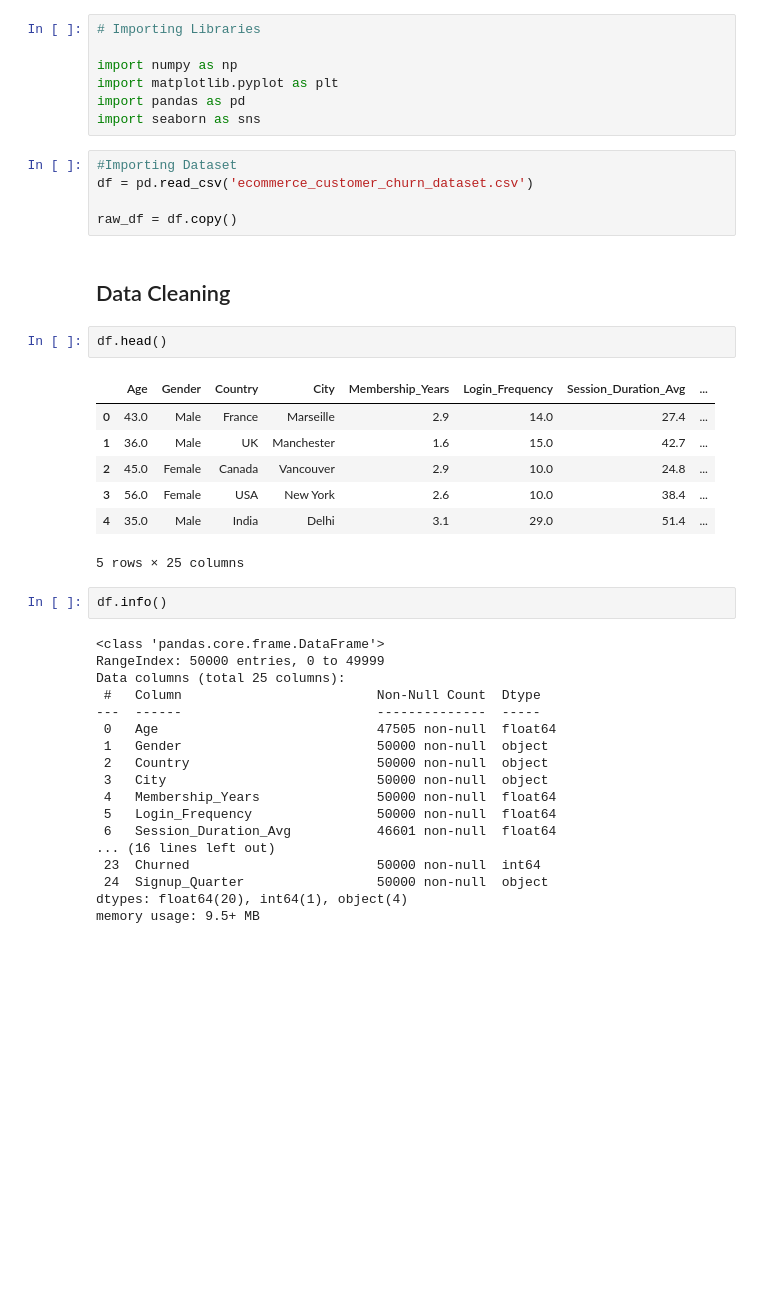
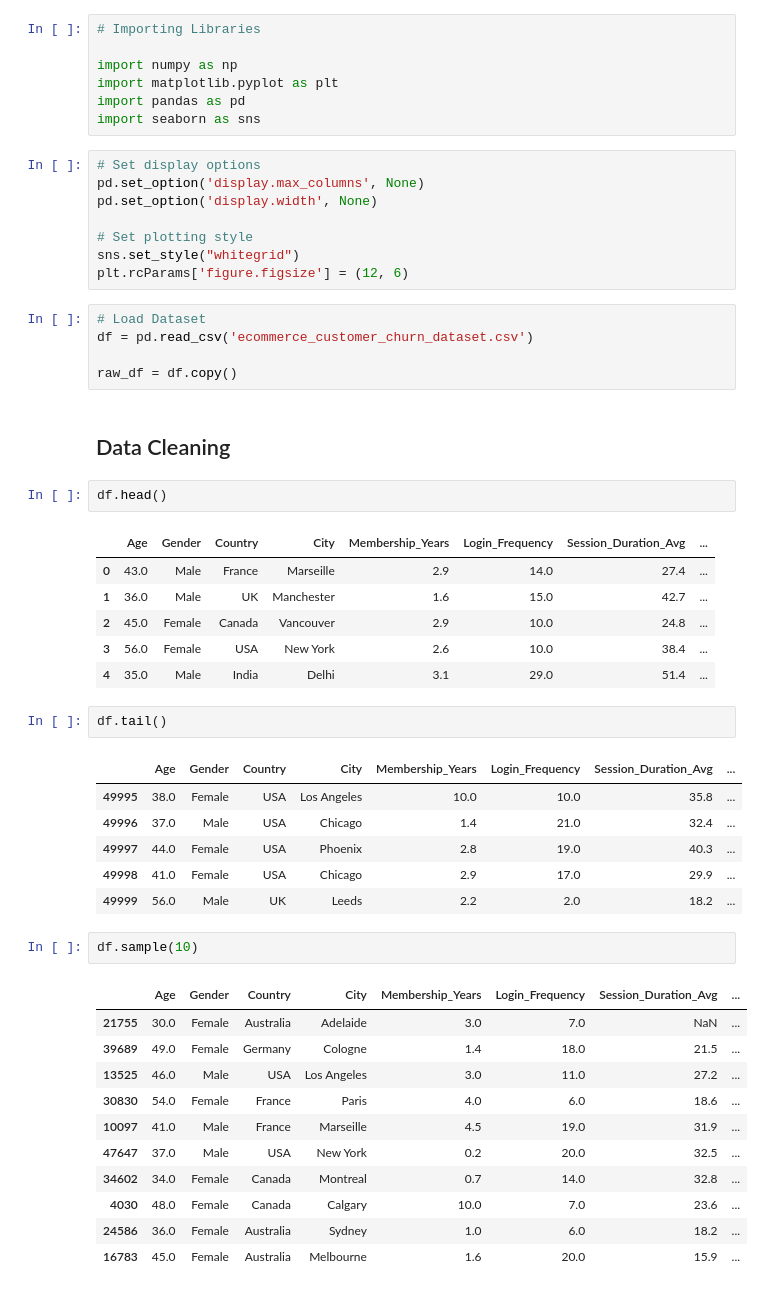
Before and after one commit to Olamilekanvic/E-commerce-Customer-Churn, a Jupyter notebook: churn_prediction.ipynb, the cells around one changed output. Drawn from its saved outputs; the diff is of its cells as text; blank space fills up the shorter version.

Commit message:
Data Cleaning

```diff
--- a/churn_prediction.ipynb
+++ b/churn_prediction.ipynb
@@ -34,8 +34,16 @@ import numpy as np
 import matplotlib.pyplot as plt
 import pandas as pd
 import seaborn as sns
+# %%
+# Set display options
+pd.set_option('display.max_columns', None)
+pd.set_option('display.width', None)
+
+# Set plotting style
+sns.set_style("whitegrid")
+plt.rcParams['figure.figsize'] = (12, 6)
 # %%
-#Importing Dataset
+# Load Dataset
 df = pd.read_csv('ecommerce_customer_churn_dataset.csv')
 
 raw_df = df.copy()
@@ -50,24 +58,26 @@ df.head()
 | 2 | 45.0 | Female | Canada | Vancouver | 2.9 | 10.0 | 24.8 | ... |
 | 3 | 56.0 | Female | USA | New York | 2.6 | 10.0 | 38.4 | ... |
 | 4 | 35.0 | Male | India | Delhi | 3.1 | 29.0 | 51.4 | ... |
-5 rows × 25 columns
 # %%
-df.info()
+df.tail()
 # %% [output]
-<class 'pandas.core.frame.DataFrame'>
-RangeIndex: 50000 entries, 0 to 49999
-Data columns (total 25 columns):
- #   Column                         Non-Null Count  Dtype
----  ------                         --------------  -----
- 0   Age                            47505 non-null  float64
- 1   Gender                         50000 non-null  object
- 2   Country                        50000 non-null  object
- 3   City                           50000 non-null  object
- 4   Membership_Years               50000 non-null  float64
- 5   Login_Frequency                50000 non-null  float64
- 6   Session_Duration_Avg           46601 non-null  float64
-... (16 lines left out)
- 23  Churned                        50000 non-null  int64
- 24  Signup_Quarter                 50000 non-null  object
-dtypes: float64(20), int64(1), object(4)
-memory usage: 9.5+ MB
+|  | Age | Gender | Country | City | Membership_Years | Login_Frequency | Session_Duration_Avg | ... |
+| 49995 | 38.0 | Female | USA | Los Angeles | 10.0 | 10.0 | 35.8 | ... |
+| 49996 | 37.0 | Male | USA | Chicago | 1.4 | 21.0 | 32.4 | ... |
+| 49997 | 44.0 | Female | USA | Phoenix | 2.8 | 19.0 | 40.3 | ... |
+| 49998 | 41.0 | Female | USA | Chicago | 2.9 | 17.0 | 29.9 | ... |
+| 49999 | 56.0 | Male | UK | Leeds | 2.2 | 2.0 | 18.2 | ... |
+# %%
+df.sample(10)
+# %% [output]
+|  | Age | Gender | Country | City | Membership_Years | Login_Frequency | Session_Duration_Avg | ... |
+| 21755 | 30.0 | Female | Australia | Adelaide | 3.0 | 7.0 | NaN | ... |
+| 39689 | 49.0 | Female | Germany | Cologne | 1.4 | 18.0 | 21.5 | ... |
+| 13525 | 46.0 | Male | USA | Los Angeles | 3.0 | 11.0 | 27.2 | ... |
+| 30830 | 54.0 | Female | France | Paris | 4.0 | 6.0 | 18.6 | ... |
+| 10097 | 41.0 | Male | France | Marseille | 4.5 | 19.0 | 31.9 | ... |
+| 47647 | 37.0 | Male | USA | New York | 0.2 | 20.0 | 32.5 | ... |
+| 34602 | 34.0 | Female | Canada | Montreal | 0.7 | 14.0 | 32.8 | ... |
+| 4030 | 48.0 | Female | Canada | Calgary | 10.0 | 7.0 | 23.6 | ... |
+| 24586 | 36.0 | Female | Australia | Sydney | 1.0 | 6.0 | 18.2 | ... |
+| 16783 | 45.0 | Female | Australia | Melbourne | 1.6 | 20.0 | 15.9 | ... |
```
Also changed, not shown: parts of 18 cells of this notebook.
